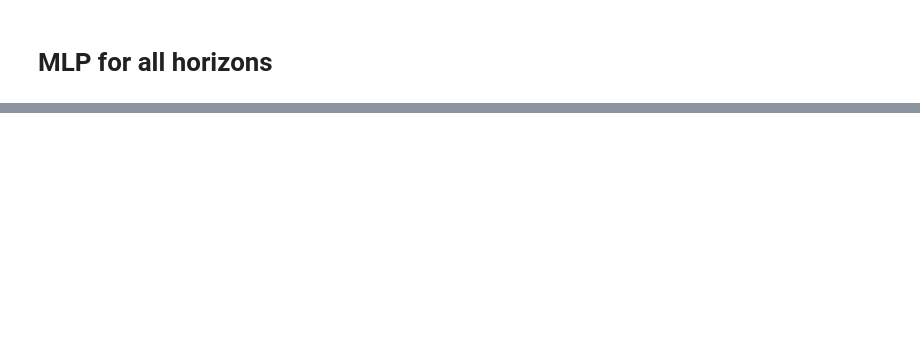
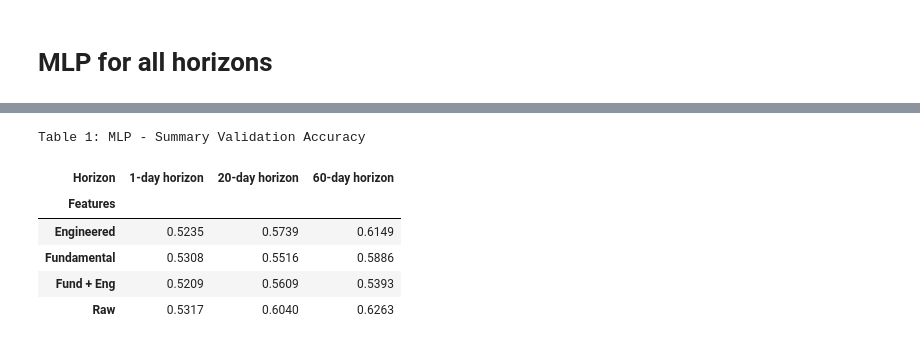
Before and after one commit to RipaltaOriol/ML-Stock-Predictor, a Jupyter notebook: shallow_MLP_model.ipynb, the cells around one changed output, grey strips where cells are left out. Saved outputs shown, nothing was run; the diff lists cells and outputs as text; code cells hidden in the pictures; blank space fills up the shorter version.

```diff
--- a/shallow_MLP_model.ipynb
+++ b/shallow_MLP_model.ipynb
@@ -369,5 +28,0 @@ weighted avg       0.56      0.68      0.60      6125
-# %%
-FEATURES = eng + fund
-pruned_df = hf.prune(df,FEATURES,TARGET)
-train,val,test = hf.time_split(df,0.7,0.15,'date')
-mlp.run_optimize_eval_MLP(train, val, test, FEATURES, TARGET)
@@ -391,0 +73,7 @@ weighted avg       0.54      0.59      0.52       625
+# %%
+features_map = {
+    "raw": raw,
+    "eng": eng,
+    "fund": fund,
+    "fund_eng": fund_eng
+}
@@ -391,0 +176,41 @@ weighted avg       0.54      0.59      0.52       625
+# %%
+res_df = pd.DataFrame(res)
+val_acc_df = res_df.pivot(index = "Features", columns = "Horizon", values = "Val Accuracy")
+
+val_acc_df = val_acc_df.rename(columns={
+    "y_1": "1-day horizon",
+    "y_20": "20-day horizon",
+    "y_60": "60-day horizon"
+})
+
+val_acc_df = val_acc_df.rename(index={
+    "raw": "Raw",
+    "eng": "Engineered",
+    "fund": "Fundamental",
+    "fund_eng": "Fund + Eng"
+})
+
+val_acc_st = (
+    val_acc_df.style
+      .set_caption("Table 1: MLP - Summary Validation Accuracy")
+      .format("{:.4f}")              # numeric formatting
+      .set_table_styles([
+          {"selector": "table", "props": "width:100%; border-collapse:separate; border-spacing:10px;"},
+          {"selector": "th, td", "props": "padding:10px;"},
+          {"selector": "th", "props": "font-size:12pt;"},
+          {"selector": "td", "props": "font-size:11pt;"},
+      ])
+      .set_properties(**{"min-width": "120px"})
+)
+
+dfi.export(val_acc_st, "MLP_table_validation_accuracy.png", table_conversion="matplotlib")
+# %%
+val_acc_st
+# %% [output]
+Table 1: MLP - Summary Validation Accuracy
+| Horizon | 1-day horizon | 20-day horizon | 60-day horizon |
+| Features |  |  |  |
+| Engineered | 0.5235 | 0.5739 | 0.6149 |
+| Fundamental | 0.5308 | 0.5516 | 0.5886 |
+| Fund + Eng | 0.5209 | 0.5609 | 0.5393 |
+| Raw | 0.5317 | 0.6040 | 0.6263 |
```
Also changed, not shown: parts of 53 cells of this notebook, 1 other file.
